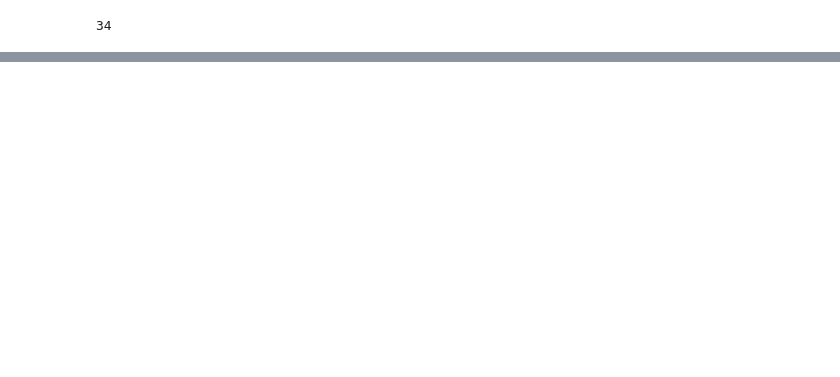
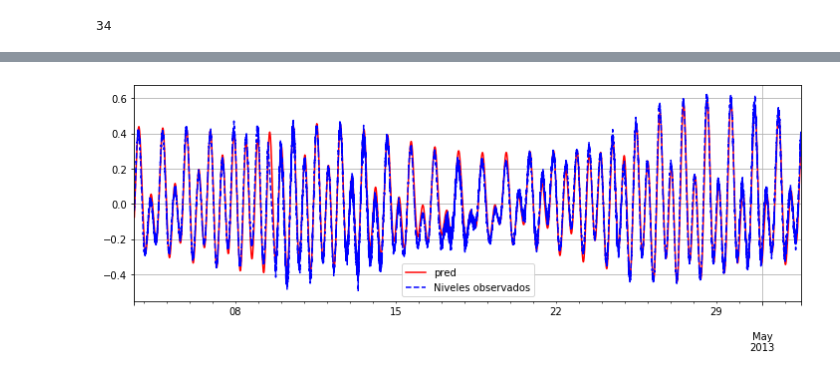
Before and after one commit to MarkzDG/aplicada_2024, a Jupyter notebook: Actividad 4.4 y 4.5/Códigos - útiles/serie_marea_2.ipynb, the cells around one changed output, grey strips where cells are left out. Saved outputs shown, nothing was run; the diff lists cells and outputs as text; code cells hidden in the pictures; blank space fills up the shorter version.

```diff
--- a/Actividad 4.4 y 4.5/Códigos - útiles/serie_marea_2.ipynb
+++ b/Actividad 4.4 y 4.5/Códigos - útiles/serie_marea_2.ipynb
@@ -84,0 +20,73 @@ axs.grid()
+# %%
+# Cargar datos de niveles
+niveles = pd.read_excel('ADCP NIVELES.xlsx', usecols=['Fecha y hora local', 'Nivel del mar (m)'])
+niveles['Fecha y hora local'] = pd.to_datetime(niveles['Fecha y hora local']).dt.floor('min')
+niveles.set_index('Fecha y hora local', inplace=True)
+
+# Ajustar el huso horario de la serie observada
+niveles.index = niveles.index + pd.Timedelta(hours=5)
+
+# Ajuste del nivel del mar restando la media
+niveles['Nivel del mar (m)'] -= niveles['Nivel del mar (m)'].mean()
+
+# Ajustar los intervalos de tiempo a cada 5 minutos
+niveles = niveles.resample('5T').mean().interpolate()
+
+# Verificar latitud y longitud
+lat0, lon0 = utm.to_latlon(505523, 8285343, 18, northern=False)
+lon0 = lon0 % 360  # Asegurar que la longitud esté en el rango de 0 a 360°
+
+# Inicializar listas para nombres, fases y amplitudes
+nom, fase, amp = [], [], []
+
+# Listar archivos en el directorio
+archivos = [f for f in os.listdir(os.path.join(dir, 'ocean_tide_extrapolated_PCP')) if f.endswith('.nc')]
+
+# Procesar archivos para obtener fases y amplitudes
+for arch in archivos:
+    datos = xr.open_dataset(os.path.join(dir, 'ocean_tide_extrapolated_PCP', arch)).sel(lon=lon0, lat=lat0, method="nearest")
+    nom.append(arch[:-3])
+    fase.append(datos.phase.data)
+    amp.append(datos.amplitude.data)
+
+# Crear DataFrame con los datos de constantes
+constantes = pd.DataFrame(data=zip(nom, amp, fase), columns=['Name', 'amplitude', 'phase'])
+
+# Configurar pytide
+nombres = pd.read_csv('nombresFES_pytide.csv', sep=';')
+wt = pytide.WaveTable(nombres.pytide)
+
+# Calcular modulaciones nodales
+fecha_min = niveles.index.min()
+fecha_max = niveles.index.max().round('min')
+tiempo = pd.date_range(start=fecha_min, end=fecha_max, freq='5min')
+f, vu = wt.compute_nodal_modulations(tiempo.values)
+
+def predi(tabla, facto, vum, fecha):
+    H = tabla.amplitude
+    K = tabla.phase
+    Q = len(f)
+    ondas = pd.DataFrame()
+    for i in range(Q):
+        ondas.insert(i, i, H[i] * facto[i, :] * np.cos(vum[i, :] - np.radians(K[i])))
+    suma = ondas.sum(axis=1).values
+    # Convertir de cm a m
+    suma = suma / 100
+    prediccion = pd.DataFrame(suma, fecha, columns=['pred'])
+    return ondas, prediccion
+
+# Realizar predicción de mareas
+onda, marea = predi(constantes, f, vu, tiempo.values)
+
+# Asegurarse de que los índices coincidan
+niveles = niveles.reindex(tiempo)
+
+# Visualización de los datos ajustados
+fig, axs = plt.subplots(1, 1, figsize=(12, 4))
+marea.plot(ax=axs, color='r', label='Predicción de marea')
+niveles['Nivel del mar (m)'].plot(ax=axs, label='Niveles observados', style='b--')
+axs.legend()
+axs.grid()
+plt.show()
+# %% [output]
+[figure, added]
```
Also changed, not shown: parts of 1 cell of this notebook.
